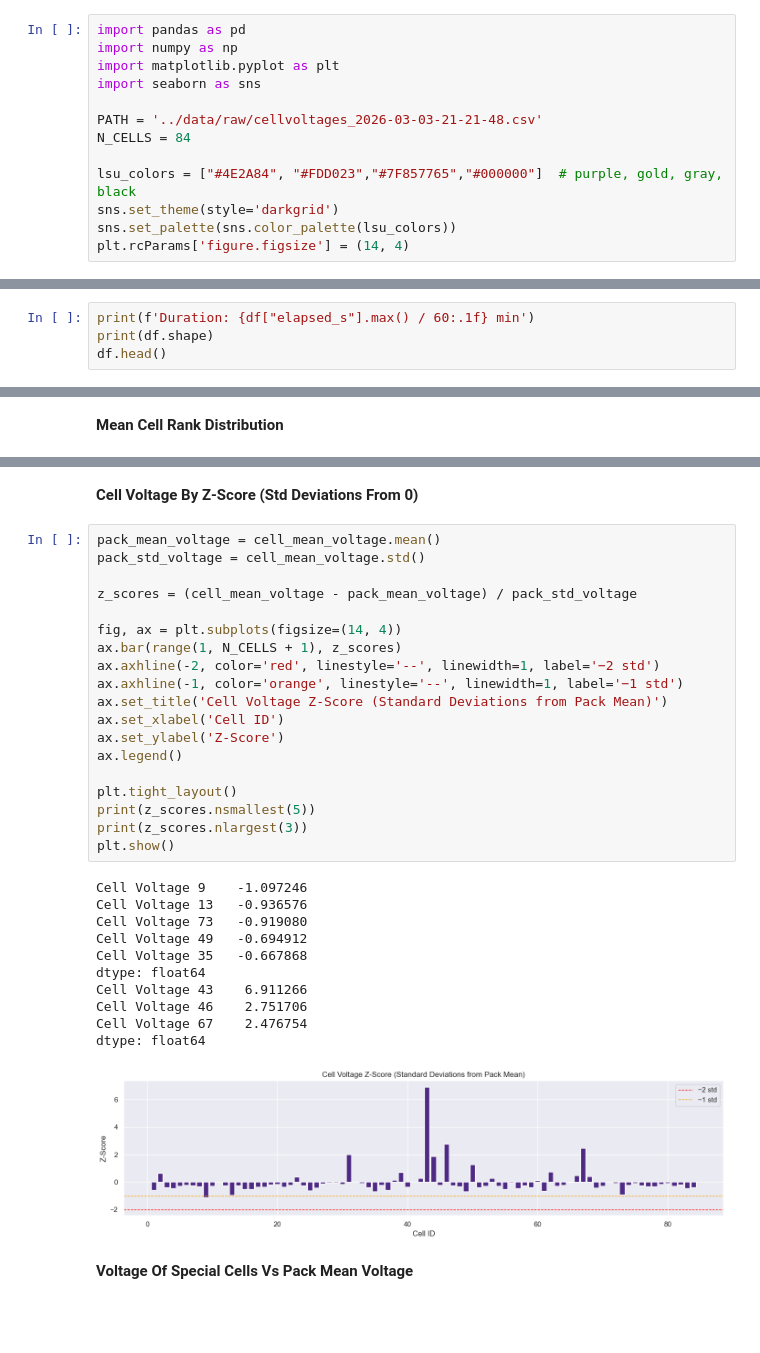
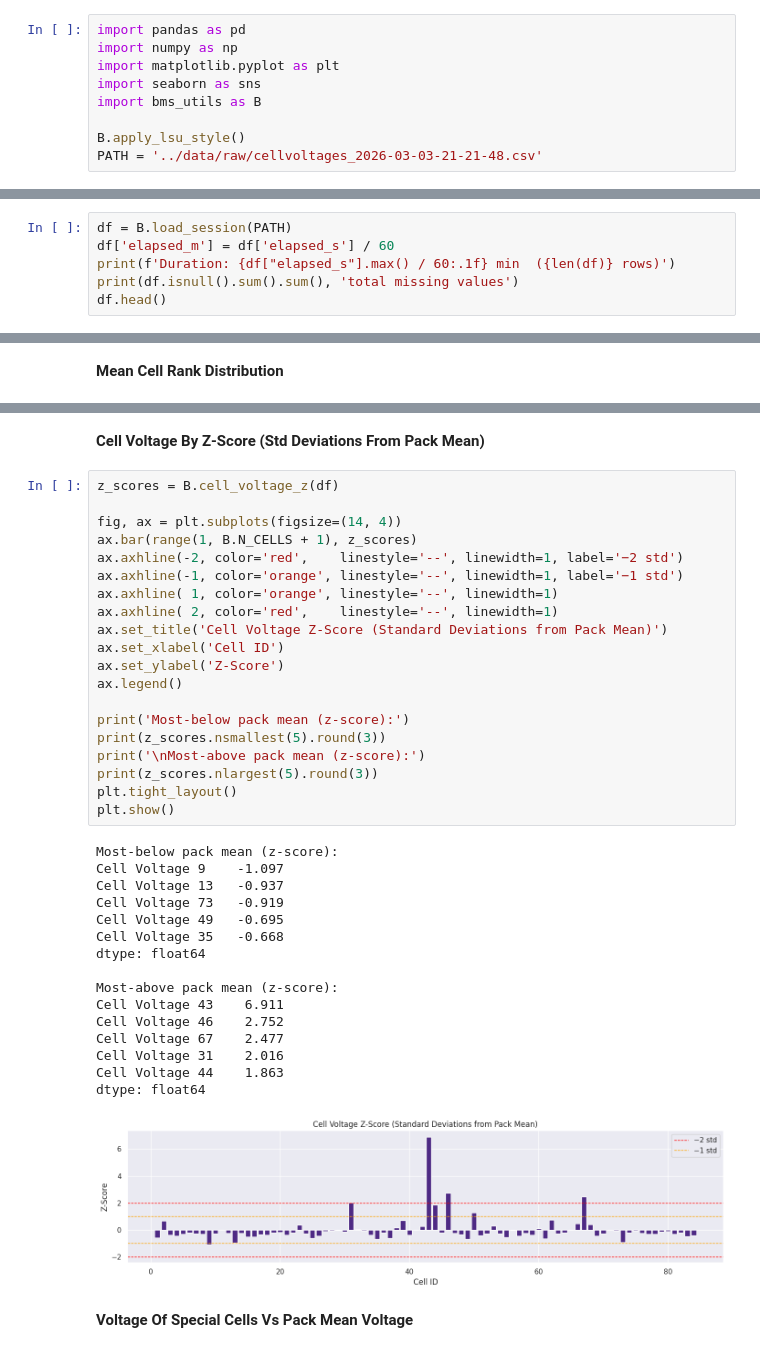
Before and after one commit to cordialApple/tiger-racing-bms-analysis, a Jupyter notebook: notebooks/session_2026-03-03.ipynb, the cells around one changed output, grey strips where cells are left out. Cells and saved outputs as stored; diff of their text form; blank space fills up the shorter version.

```diff
--- a/notebooks/session_2026-03-03.ipynb
+++ b/notebooks/session_2026-03-03.ipynb
@@ -11,11 +12,7 @@ import pandas as pd
 import numpy as np
 import matplotlib.pyplot as plt
 import seaborn as sns
+import bms_utils as B
 
+B.apply_lsu_style()
 PATH = '../data/raw/cellvoltages_2026-03-03-21-21-48.csv'
-N_CELLS = 84
-
-lsu_colors = ["#4E2A84", "#FDD023","#7F857765","#000000"]  # purple, gold, gray, black
-sns.set_theme(style='darkgrid')
-sns.set_palette(sns.color_palette(lsu_colors))
-plt.rcParams['figure.figsize'] = (14, 4)
@@ -51,5 +21,7 @@ print(df.isnull().sum().sum(), 'total missing values')
 # %%
-print(f'Duration: {df["elapsed_s"].max() / 60:.1f} min')
-print(df.shape)
+df = B.load_session(PATH)
+df['elapsed_m'] = df['elapsed_s'] / 60
+print(f'Duration: {df["elapsed_s"].max() / 60:.1f} min  ({len(df)} rows)')
+print(df.isnull().sum().sum(), 'total missing values')
 df.head()
 # %% [output]
@@ -133,36 +99,42 @@ plt.show()
 # %% [markdown]
-**Cell Voltage By Z-Score (Std Deviations From 0)**
+**Cell Voltage By Z-Score (Std Deviations From Pack Mean)**
 # %%
-pack_mean_voltage = cell_mean_voltage.mean()
-pack_std_voltage = cell_mean_voltage.std()
-
-z_scores = (cell_mean_voltage - pack_mean_voltage) / pack_std_voltage
+z_scores = B.cell_voltage_z(df)
 
 fig, ax = plt.subplots(figsize=(14, 4))
-ax.bar(range(1, N_CELLS + 1), z_scores)
-ax.axhline(-2, color='red', linestyle='--', linewidth=1, label='−2 std')
+ax.bar(range(1, B.N_CELLS + 1), z_scores)
+ax.axhline(-2, color='red',    linestyle='--', linewidth=1, label='−2 std')
 ax.axhline(-1, color='orange', linestyle='--', linewidth=1, label='−1 std')
+ax.axhline( 1, color='orange', linestyle='--', linewidth=1)
+ax.axhline( 2, color='red',    linestyle='--', linewidth=1)
 ax.set_title('Cell Voltage Z-Score (Standard Deviations from Pack Mean)')
 ax.set_xlabel('Cell ID')
 ax.set_ylabel('Z-Score')
 ax.legend()
 
+print('Most-below pack mean (z-score):')
+print(z_scores.nsmallest(5).round(3))
+print('\nMost-above pack mean (z-score):')
+print(z_scores.nlargest(5).round(3))
 plt.tight_layout()
-print(z_scores.nsmallest(5))
-print(z_scores.nlargest(3))
 plt.show()
 # %% [output]
-Cell Voltage 9    -1.097246
-Cell Voltage 13   -0.936576
-Cell Voltage 73   -0.919080
-Cell Voltage 49   -0.694912
-Cell Voltage 35   -0.667868
+Most-below pack mean (z-score):
+Cell Voltage 9    -1.097
+Cell Voltage 13   -0.937
+Cell Voltage 73   -0.919
+Cell Voltage 49   -0.695
+Cell Voltage 35   -0.668
 dtype: float64
-Cell Voltage 43    6.911266
-Cell Voltage 46    2.751706
-Cell Voltage 67    2.476754
+
+Most-above pack mean (z-score):
+Cell Voltage 43    6.911
+Cell Voltage 46    2.752
+Cell Voltage 67    2.477
+Cell Voltage 31    2.016
+Cell Voltage 44    1.863
 dtype: float64
-[figure, old version]
+[figure, new version]
 # %% [markdown]
 **Voltage Of Special Cells Vs Pack Mean Voltage**
 # %%
```
Also changed, not shown: parts of 14 cells of this notebook, 6 other files.
